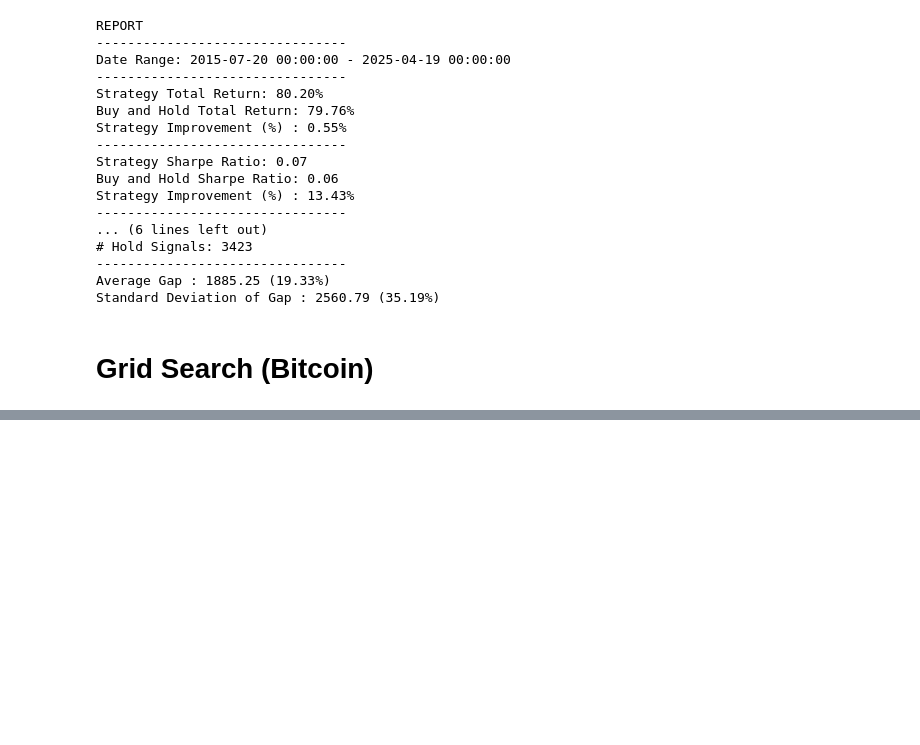
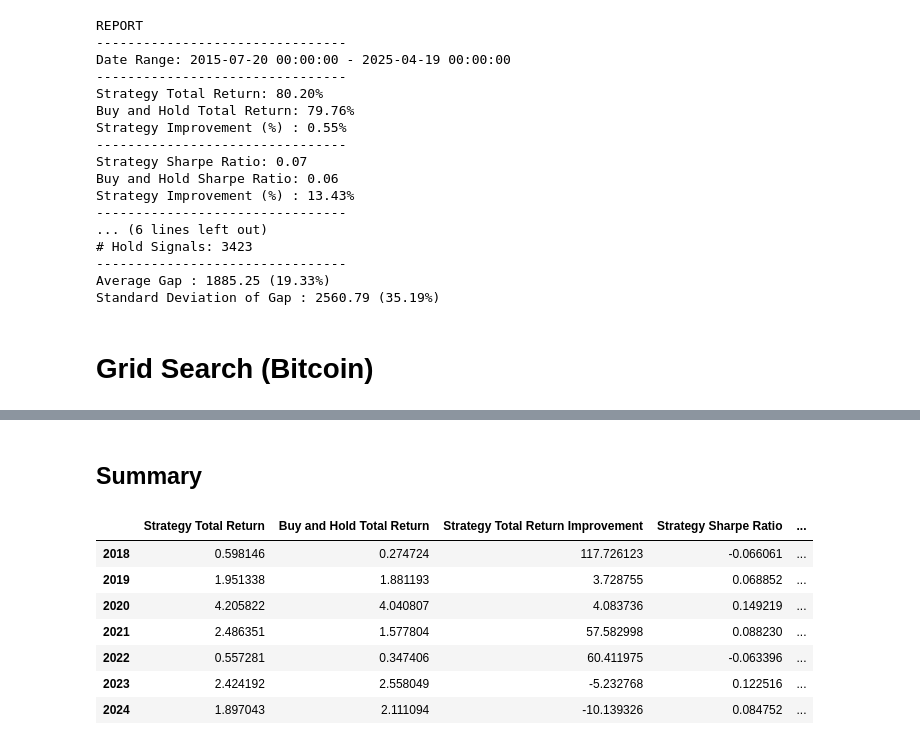
Before and after one commit to Hatimqr/Crypto-Trading, a Jupyter notebook: FVG/main.ipynb, the cells around one changed output, grey strips where cells are left out. Saved outputs shown, nothing was run; the diff lists cells and outputs as text; code cells hidden in the pictures; blank space fills up the shorter version.

```diff
--- a/FVG/main.ipynb
+++ b/FVG/main.ipynb
@@ -495,0 +253,16 @@ if not import_search:
+# %% [markdown]
+## Summary
+# %%
+summary = pd.DataFrame(results).T
+summary.loc[2018, 'Strategy Sharpe Ratio Improvement']*=-1
+summary.loc[2022, 'Strategy Sharpe Ratio Improvement']*=-1
+summary
+# %% [output]
+|  | Strategy Total Return | Buy and Hold Total Return | Strategy Total Return Improvement | Strategy Sharpe Ratio | ... |
+| 2018 | 0.598146 | 0.274724 | 117.726123 | -0.066061 | ... |
+| 2019 | 1.951338 | 1.881193 | 3.728755 | 0.068852 | ... |
+| 2020 | 4.205822 | 4.040807 | 4.083736 | 0.149219 | ... |
+| 2021 | 2.486351 | 1.577804 | 57.582998 | 0.088230 | ... |
+| 2022 | 0.557281 | 0.347406 | 60.411975 | -0.063396 | ... |
+| 2023 | 2.424192 | 2.558049 | -5.232768 | 0.122516 | ... |
+| 2024 | 1.897043 | 2.111094 | -10.139326 | 0.084752 | ... |
```
Also changed, not shown: parts of 18 cells of this notebook, 37 other files.
